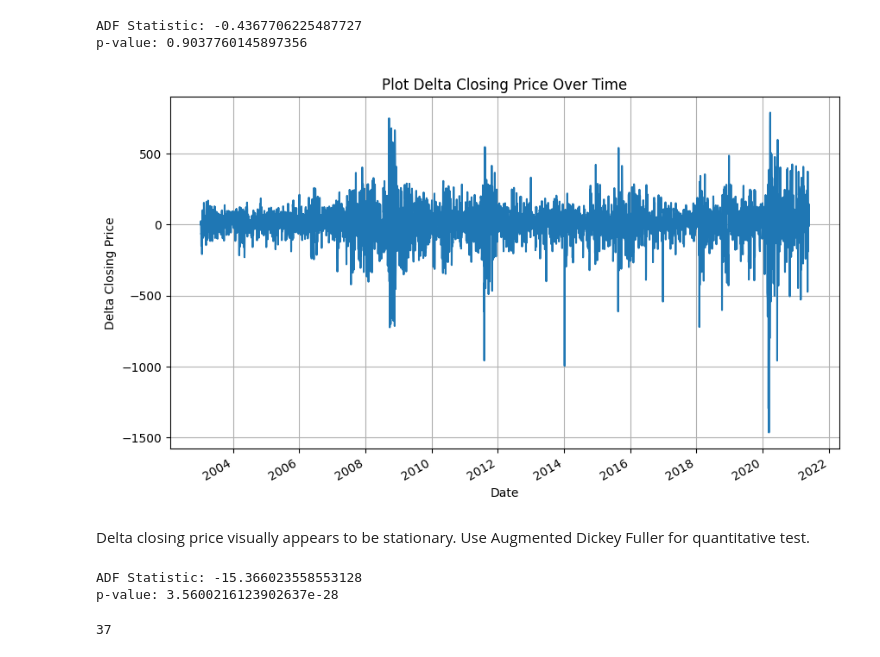
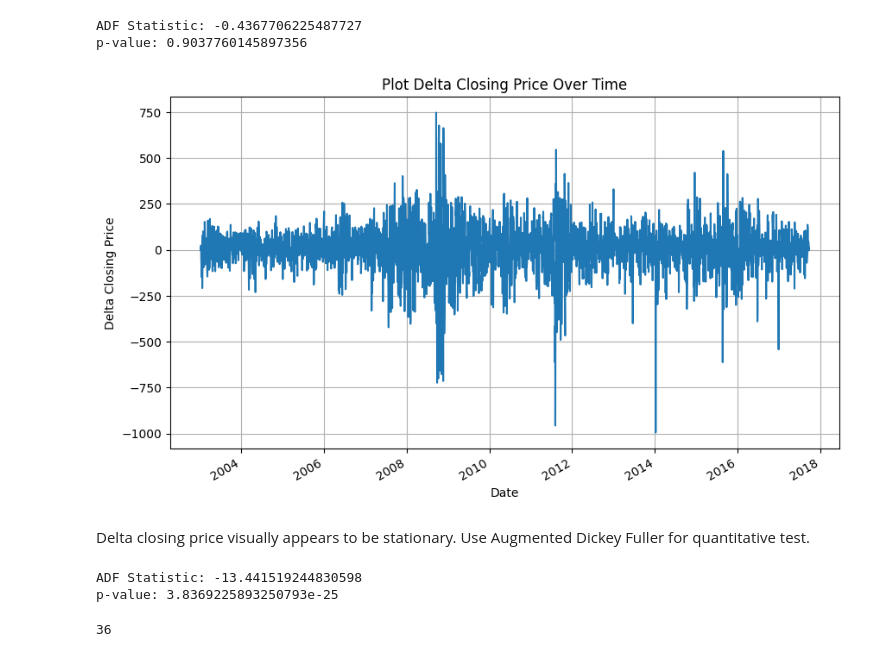
Before and after one commit to akorade/global-stock-index-ml-classification, a Jupyter notebook: notebooks/arimax_parameters.ipynb, the cells around one changed output. Saved outputs shown, nothing was run; the diff lists cells and outputs as text; code cells hidden in the pictures.

Commit message:
edit notebook to use training values

```diff
--- a/notebooks/arimax_parameters.ipynb
+++ b/notebooks/arimax_parameters.ipynb
@@ -76,36 +76,36 @@ print(f'p-value: {result[1]}')
 ADF Statistic: -0.4367706225487727
 p-value: 0.9037760145897356
 # %%
-dl.y.plot(figsize=(10, 6), title='Plot Delta Closing Price Over Time')
+dl.y_train.plot(figsize=(10, 6), title='Plot Delta Closing Price Over Time')
 
 # Add labels and grid
 plt.xlabel('Date')
 plt.ylabel('Delta Closing Price')
 plt.grid(True)
 
 # Display the plot
 plt.show()
 # %% [output]
-[figure, old version]
+[figure, new version]
 # %% [markdown]
 Delta closing price visually appears to be stationary. Use Augmented Dickey Fuller for quantitative test.
 # %%
 #Augmented Dickey Fuller test rejects null hypothesis that delta closing price time series is non-stationary
 #with 1-(p-value) confidence.
-#delta closing price can be treated as stationary time series
-result = adfuller(dl.y)
+#delta closing price can be treated as stationary time
+result = adfuller(dl.y_train)
 print(f'ADF Statistic: {result[0]}')
 print(f'p-value: {result[1]}')
 # %% [output]
-ADF Statistic: -15.366023558553128
-p-value: 3.5600216123902637e-28
+ADF Statistic: -13.441519244830598
+p-value: 3.8369225893250793e-25
 # %%
-rolled = dl.y.rolling(window=10).mean().dropna()
+rolled = dl.y_train.rolling(window=10).mean().dropna()
 
 rolled_pacf = pacf(rolled, method='ywm')
 print(len(rolled_pacf))
 # %% [output]
-37
+36
 # %%
 alpha = 0.05
 fig, ax = plt.subplots(figsize=(8, 4))
```
Also changed, not shown: parts of 5 cells of this notebook.
